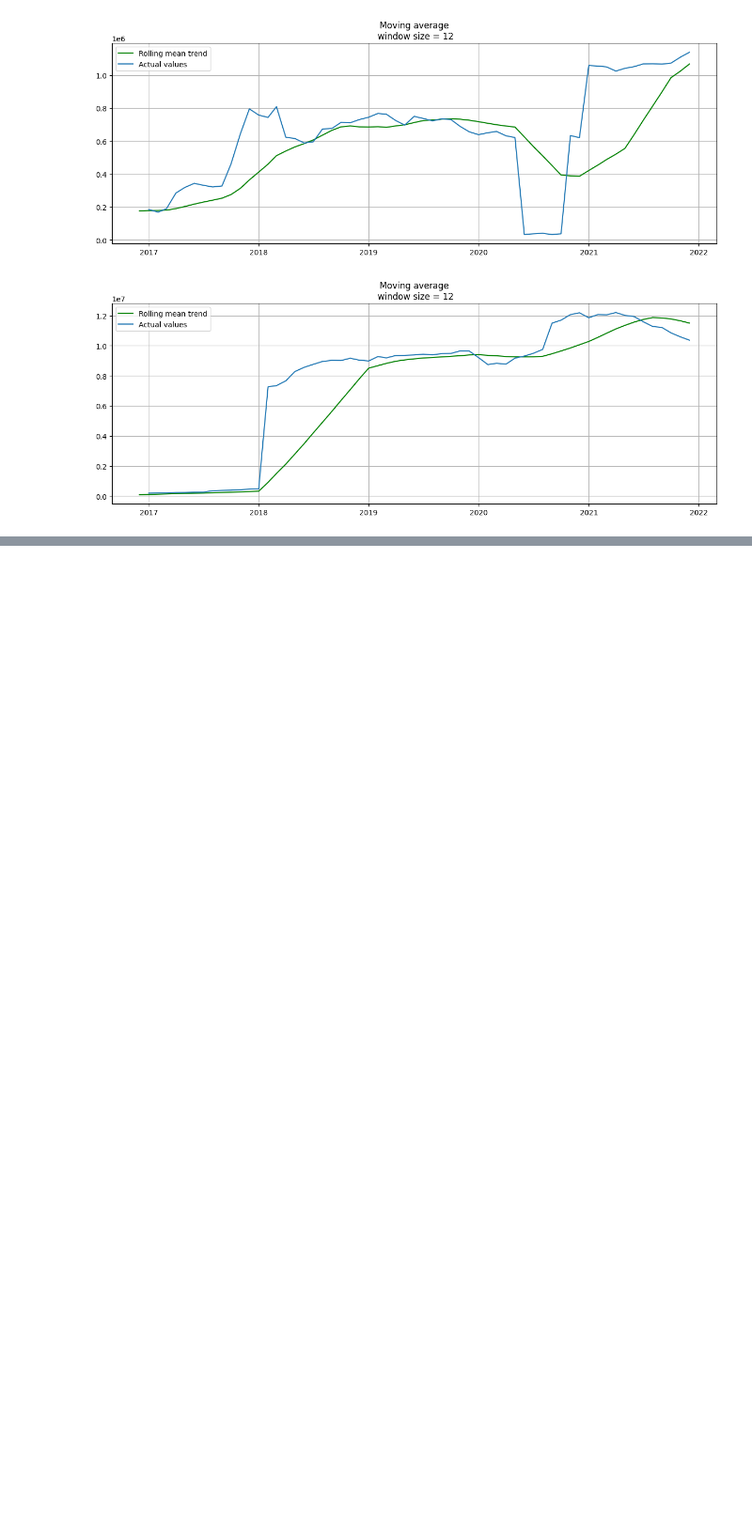
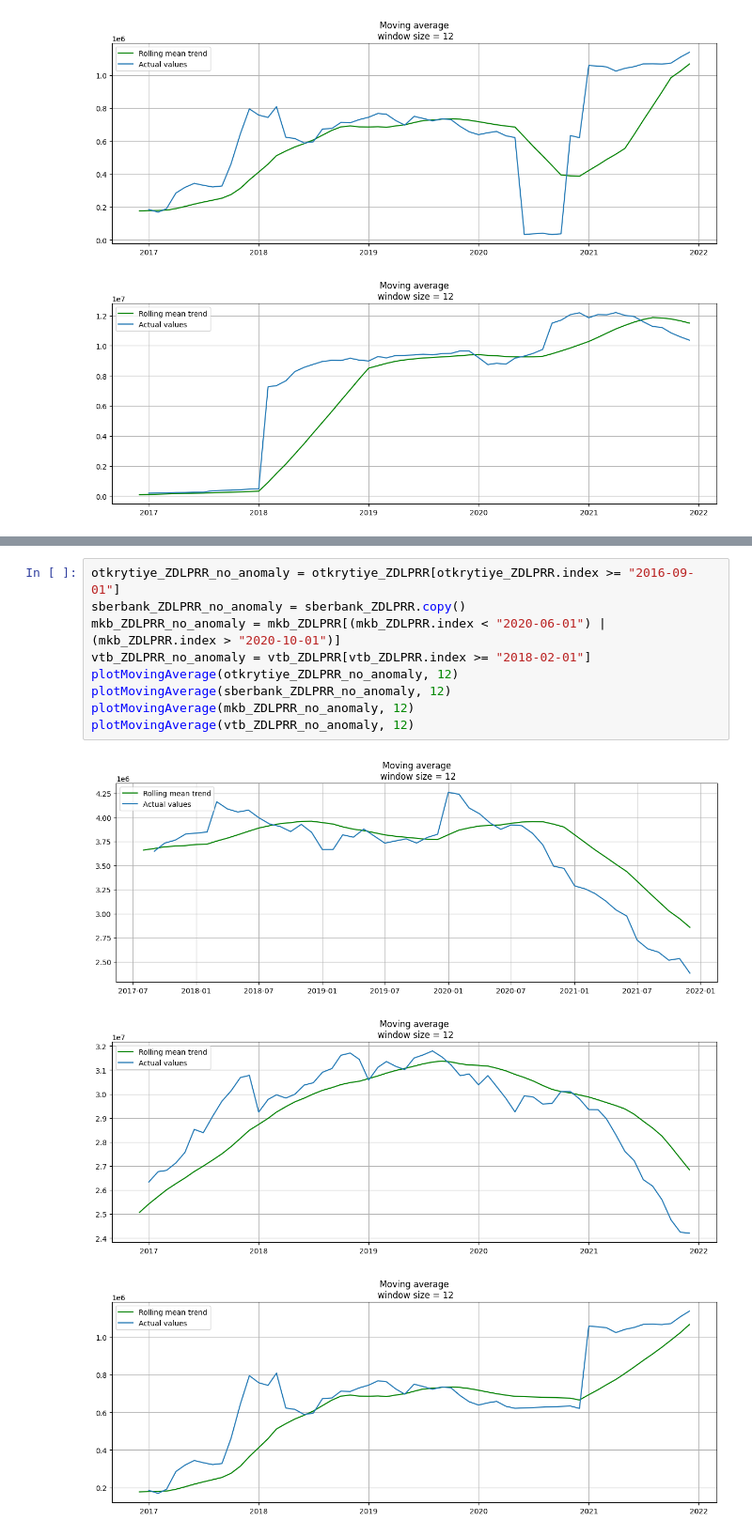
Before and after one commit to JarlPenguin/anomaly_analysis_2025, a Jupyter notebook: analysis.ipynb, the cells around one changed output, grey strips where cells are left out. Shown at 94% size. Drawn from its saved outputs; the diff is of its cells as text; blank space fills up the shorter version.

```diff
--- a/analysis.ipynb
+++ b/analysis.ipynb
@@ -313,0 +324,13 @@ plotMovingAverage(vtb_ZDLPRR, 12)
+# %%
+otkrytiye_ZDLPRR_no_anomaly = otkrytiye_ZDLPRR[otkrytiye_ZDLPRR.index >= "2016-09-01"]
+sberbank_ZDLPRR_no_anomaly = sberbank_ZDLPRR.copy()
+mkb_ZDLPRR_no_anomaly = mkb_ZDLPRR[(mkb_ZDLPRR.index < "2020-06-01") | (mkb_ZDLPRR.index > "2020-10-01")]
+vtb_ZDLPRR_no_anomaly = vtb_ZDLPRR[vtb_ZDLPRR.index >= "2018-02-01"]
+plotMovingAverage(otkrytiye_ZDLPRR_no_anomaly, 12)
+plotMovingAverage(sberbank_ZDLPRR_no_anomaly, 12)
+plotMovingAverage(mkb_ZDLPRR_no_anomaly, 12)
+plotMovingAverage(vtb_ZDLPRR_no_anomaly, 12)
+# %% [output]
+[figure, added]
+[figure, added]
+[figure, added]
```
Also changed, not shown: parts of 2 cells of this notebook.
